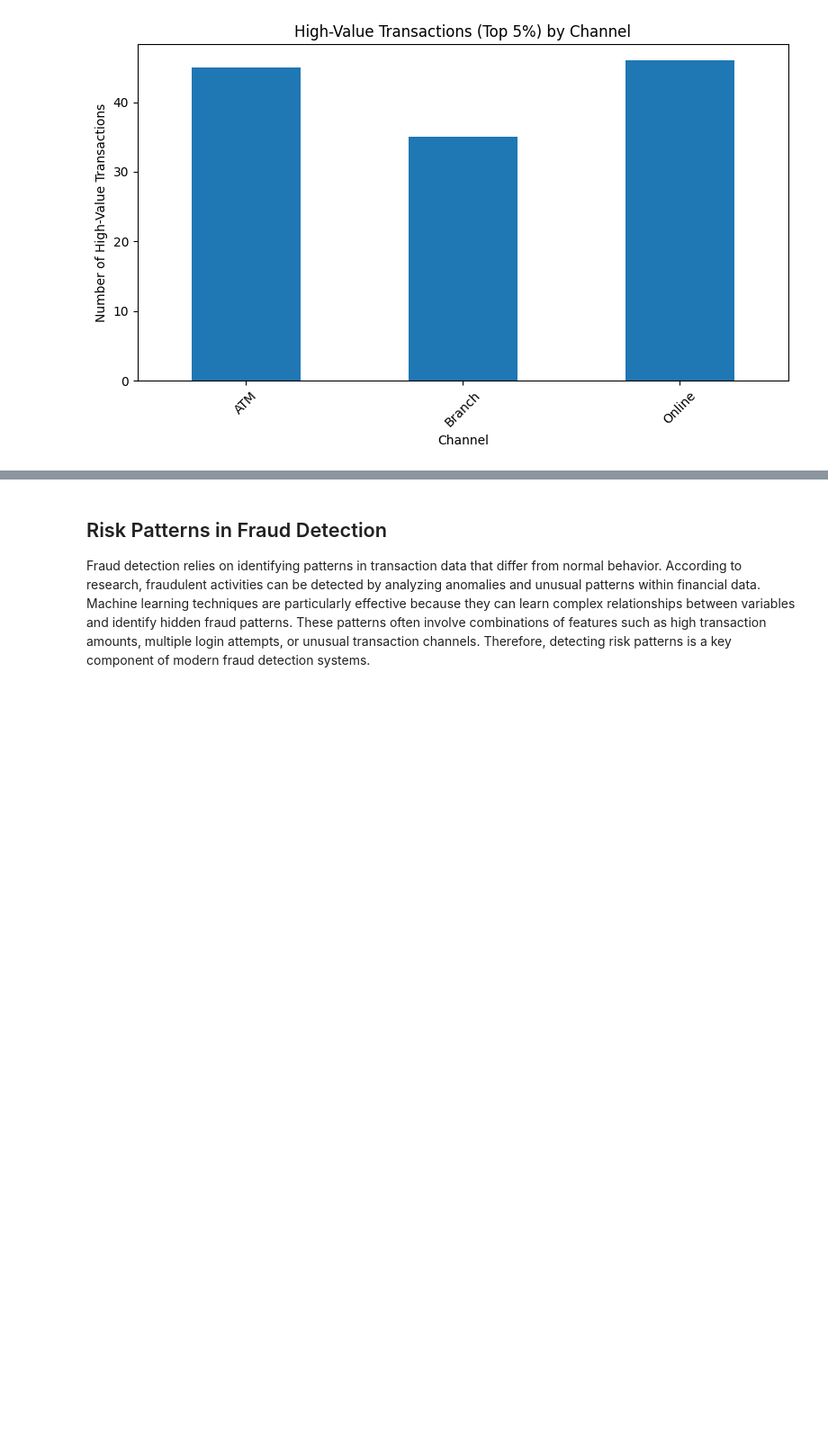
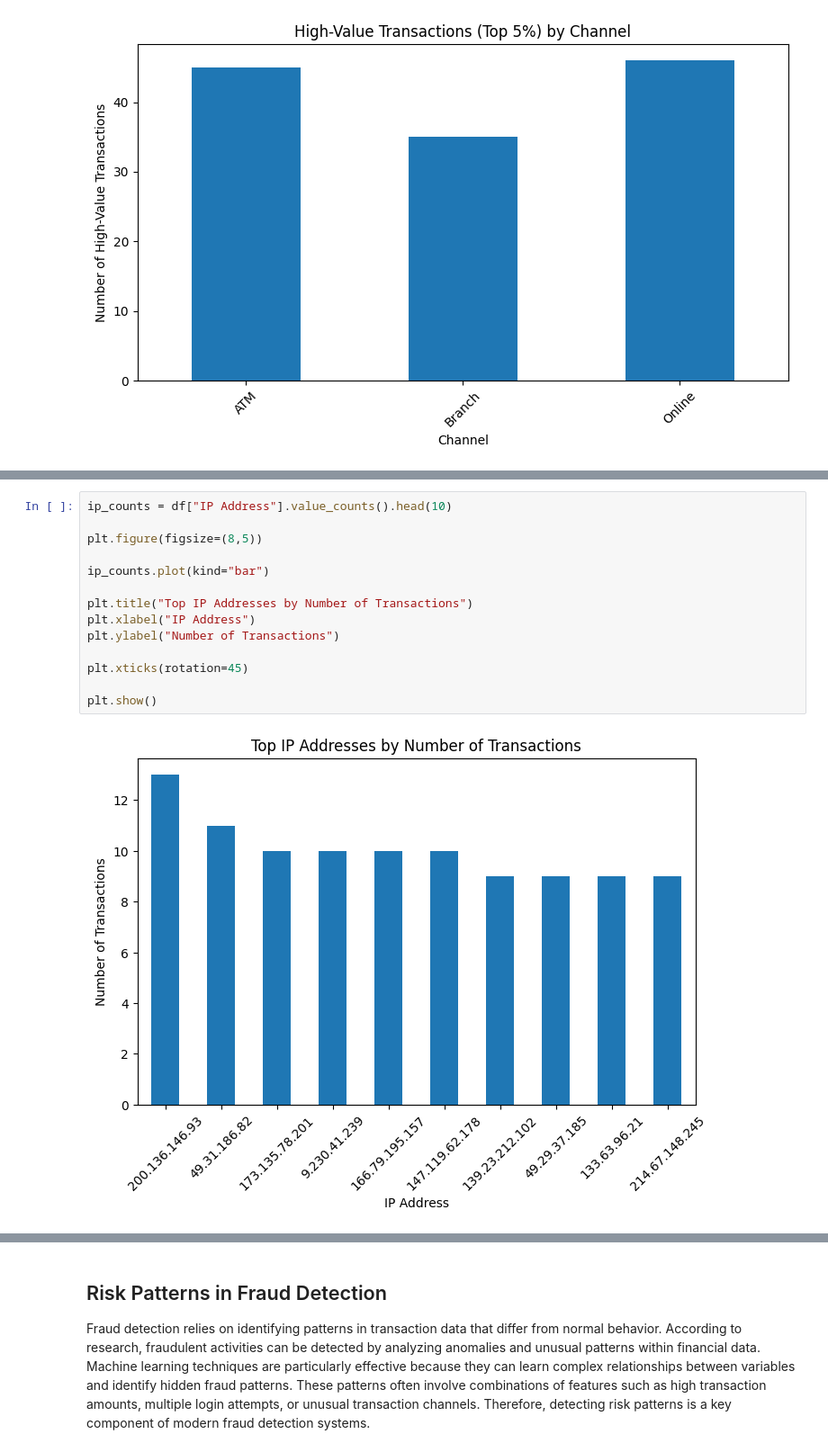
Before and after one commit to marghistani22/Data_Engineering, a Jupyter notebook: Untitled1.ipynb, the cells around one changed output, grey strips where cells are left out. Shown at 90% size. Cells and saved outputs as stored; diff of their text form; blank space fills up the shorter version.

```diff
--- a/Untitled1.ipynb
+++ b/Untitled1.ipynb
@@ -211,0 +207,16 @@ plt.show()
+# %%
+ip_counts = df["IP Address"].value_counts().head(10)
+
+plt.figure(figsize=(8,5))
+
+ip_counts.plot(kind="bar")
+
+plt.title("Top IP Addresses by Number of Transactions")
+plt.xlabel("IP Address")
+plt.ylabel("Number of Transactions")
+
+plt.xticks(rotation=45)
+
+plt.show()
+# %% [output]
+[figure, added]
```
Also changed, not shown: parts of 28 cells of this notebook.
